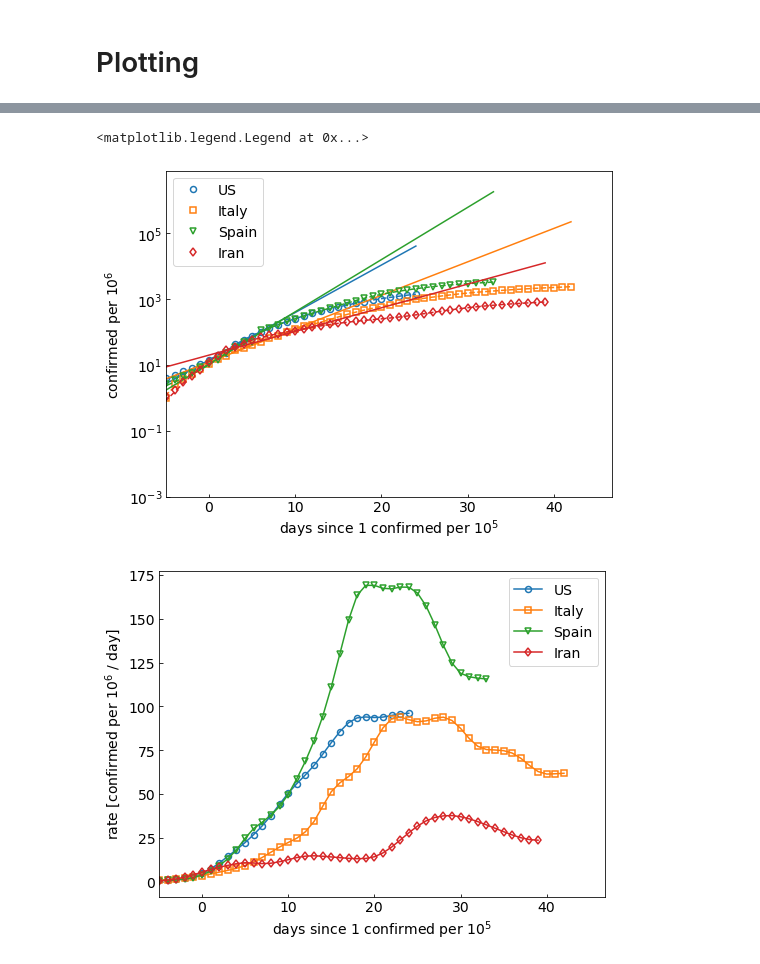
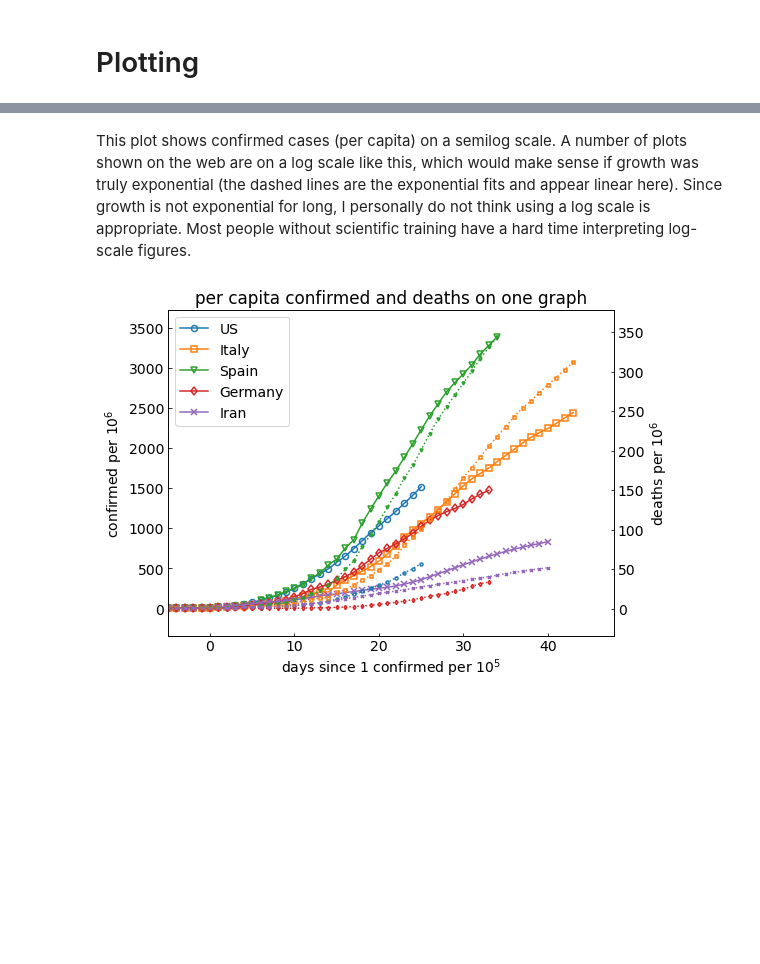
Before and after one commit to jjstickel/covid-19_ts_analysis, a Jupyter notebook: analyze_covide_time_series_notebook.ipynb, the cells around one changed output, grey strips where cells are left out. Saved outputs shown, nothing was run; the diff lists cells and outputs as text; code cells hidden in the pictures; blank space fills up the shorter version.

```diff
--- a/analyze_covide_time_series_notebook.ipynb
+++ b/analyze_covide_time_series_notebook.ipynb
@@ -154,0 +38,2 @@ for country in countries:
+# %%
+countries = ["US", "Italy", "Spain", "Germany", "Iran"]
@@ -191,10 +84,12 @@ for country in countries:
 # %% [markdown]
 # Plotting
 # %%
+# plotting setup
 rcParams.update({'font.size': 14})
-figsize = (8,6)
+fw = 8
+fh = 6
 clr = ['C%g' % i for i in range(10)]
-sbl = ["o", "s", "v", "d", "h"]
+sbl = ["o", "s", "v", "d", "x"]
 savefigs = False
 
 # get inverse human readable form for t=0 criterium
@@ -228,0 +210,12 @@ if savefigs:
+# %%
+N+=1; figure(N, figsize=(fw,fh))
+clf()
+for i in range(nctry):
+    ctryd = corona[countries[i]]
+    plot(ctryd["days"], ctryd["dth_pc_h"]/ctryd["cnf_pc_h"]*100, "-"+sbl[i]+clr[i], mfc='none',
+         mew=1.5, label=ctryd["name"])
+axis(xmin = -5, ymax=20)
+xlabel('days since %i confirmed per $10^%i$' % (clinv_dig, clinv_exp))
+ylabel("case-fatality ratio [%]")
+legend(loc="best")
+title("case fatality ratio (CFR)");
@@ -251,36 +245,27 @@ if savefigs:
+# %% [markdown]
+This plot shows confirmed cases (per capita) on a semilog scale. A number of plots shown on the web are on a log scale like this, which would make sense if growth was truly exponential (the dashed lines are the exponential fits and appear linear here). Since growth is not exponential for long, I personally do not think using a log scale is appropriate. Most people without scientific training have a hard time interpreting log-scale figures.
 # %%
-# log confirmed per capita
-N+=1; figure(N, figsize=figsize)
+# confirmed per-capita cases and deaths on one graph
+N+=1; figure(N, figsize=(fw,fh))
 clf()
+ax1 = subplot(111)
+ax2 = ax1.twinx()
 for i in range(nctry):
     ctryd = corona[countries[i]]
-    semilogy(ctryd["days"], ctryd["cnf_pc"], sbl[i]+clr[i], mfc='none', mew=1.5,
+    days = ctryd["days"]
+    ax1.plot(days, ctryd["cnf_pc"], "-"+sbl[i]+clr[i], mfc='none', mew=1.5,
              label=ctryd["name"])
-    semilogy(ctryd["days"], ctryd["cnf_expfit"], '-'+clr[i], lw=1.5)
-    semilogy(ctryd["days"], ctryd["cnf_pc_h"], '--'+clr[i])
-axis(xmin=-5, ymin=1e-3)
-xlabel('days since %i confirmed per $10^%i$' % (clinv_dig, clinv_exp))
-#xlabel('days since %i deaths per $10^%i$' % (clinv_dig, clinv_exp))
-#ylabel("confirmed per %1.0e" % mult)
-ylabel("confirmed per $10^%i$" % np.log10(mult))
-legend(loc='best')
+    ax2.plot(days, ctryd["dth_pc"], ":"+sbl[i]+clr[i], mfc='none', mew=1.5, ms=3)
+cnf_max = max([corona[country]['cnf_pc'].max() for country in countries])
+dth_max = max([corona[country]['dth_pc'].max() for country in countries])
+ax1.axis(xmin=-5, ymin=0-cnf_max*0.1, ymax=cnf_max*1.1)
+ax2.axis(xmin=-5, ymin=0-dth_max*0.1, ymax=dth_max*1.1)
+ax1.set_xlabel('days since %i confirmed per $10^%i$' % (clinv_dig, clinv_exp))
+#ax1.set_xlabel('days since %i deaths per $10^%i$' % (clinv_dig, clinv_exp))
+ax1.set_ylabel("confirmed per $10^%i$" % np.log10(mult))
+ax2.set_ylabel("deaths per $10^%i$" % np.log10(mult))
+handles, labels = ax1.get_legend_handles_labels()
+legend(handles, labels, loc='best')
+title("per capita confirmed and deaths on one graph");
 # %% [output]
-<matplotlib.legend.Legend at 0x...>
-[figure, old version]
+[figure, new version]
-# %%
-# rate confirmed per capita
-N+=1; figure(N, figsize=figsize)
-clf()
-for i in range(nctry):
-    ctryd = corona[countries[i]]
-    plot(ctryd["days"], ctryd["cnf_rate"], "-"+sbl[i]+clr[i], mfc='none', mew=1.5,
-         label=ctryd["name"])
-axis(xmin = -5)
-xlabel('days since %i confirmed per $10^%i$' % (clinv_dig, clinv_exp))
-#xlabel('days since %i deaths per $10^%i$' % (clinv_dig, clinv_exp))
-ylabel("rate [confirmed per $10^%i$ / day]" % np.log10(mult))
-legend(loc="best")
-if savefigs:
-    savefig("confirmed_rate.png", bbox_inches="tight")
-# %% [output]
-[figure, removed]
```
Also changed, not shown: parts of 37 cells of this notebook, 4 other files.
